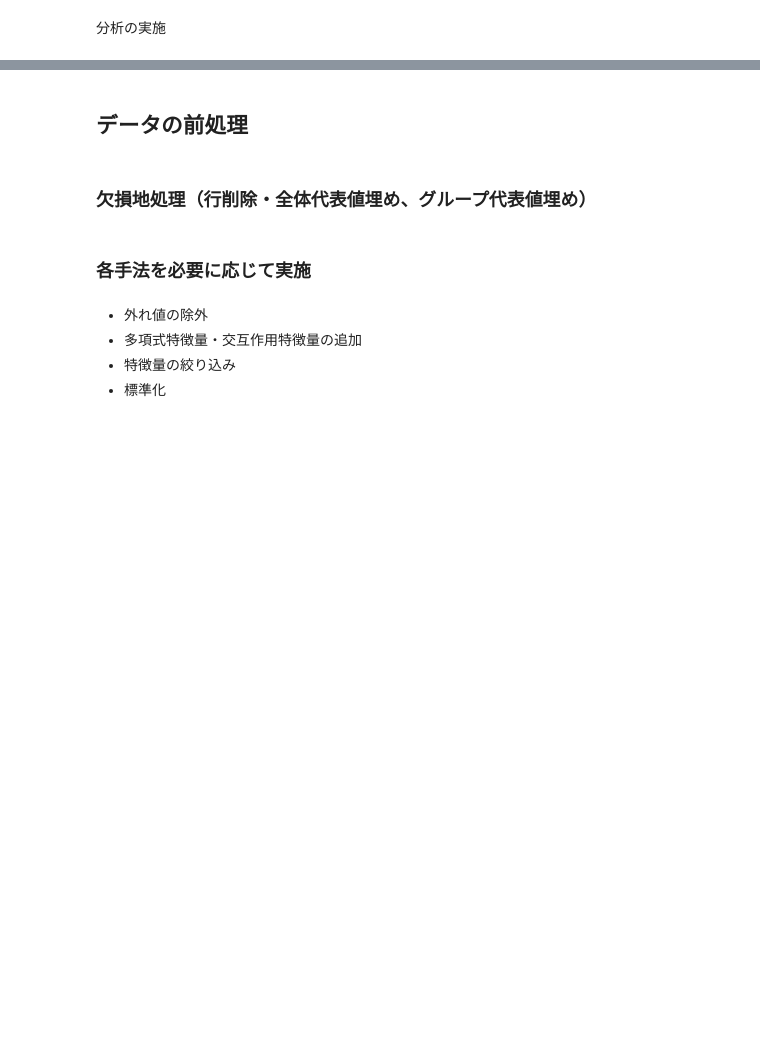
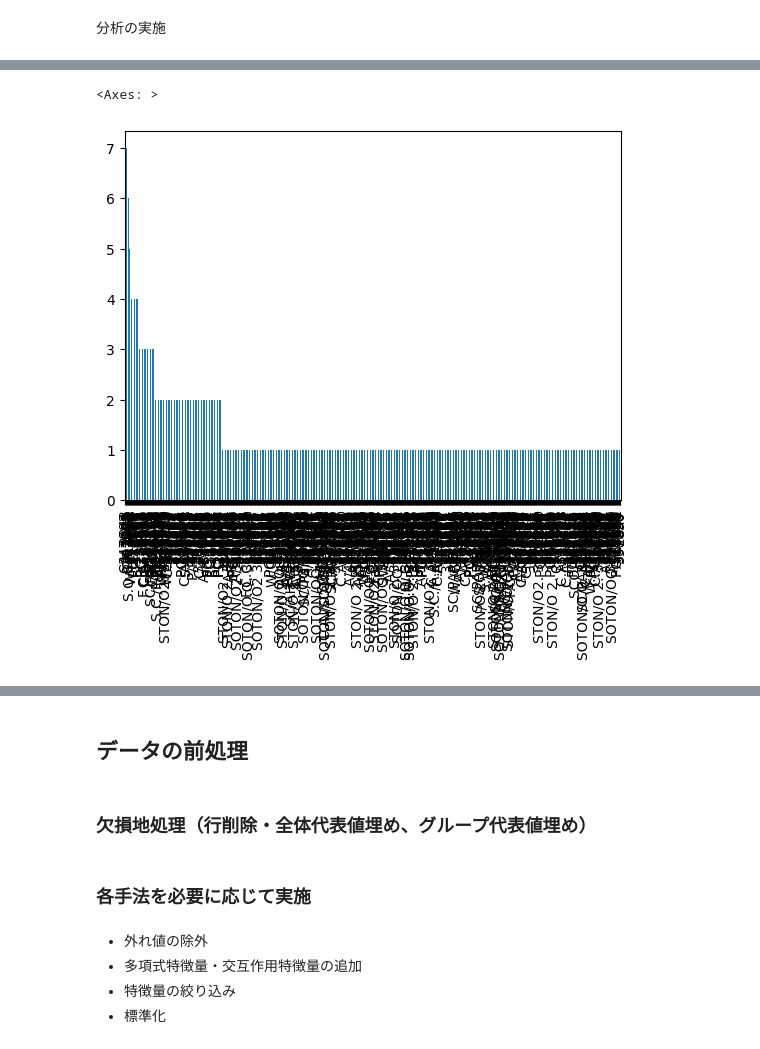
Before and after one commit to k2works/pragmatic-programing-exercise-2023, a Jupyter notebook: src/api/notebooks/chap07.ipynb, the cells around one changed output, grey strips where cells are left out. Saved outputs shown, nothing was run; the diff lists cells and outputs as text; code cells hidden in the pictures; blank space fills up the shorter version.

```diff
--- a/src/api/notebooks/chap07.ipynb
+++ b/src/api/notebooks/chap07.ipynb
@@ -15,0 +141,2 @@ path = os.path.dirname(os.path.abspath(__file__))
+# %%
+ticket = CategoricalData(df, 'Ticket')
@@ -15,0 +158,8 @@ path = os.path.dirname(os.path.abspath(__file__))
+# %%
+ticket.plot()
+
+## %% [markdown]
+# ### 種類カテゴリの数値変換
+# %% [output]
+<Axes: >
+[figure, added]
```
Also changed, not shown: parts of 39 cells of this notebook, 14 other files.
